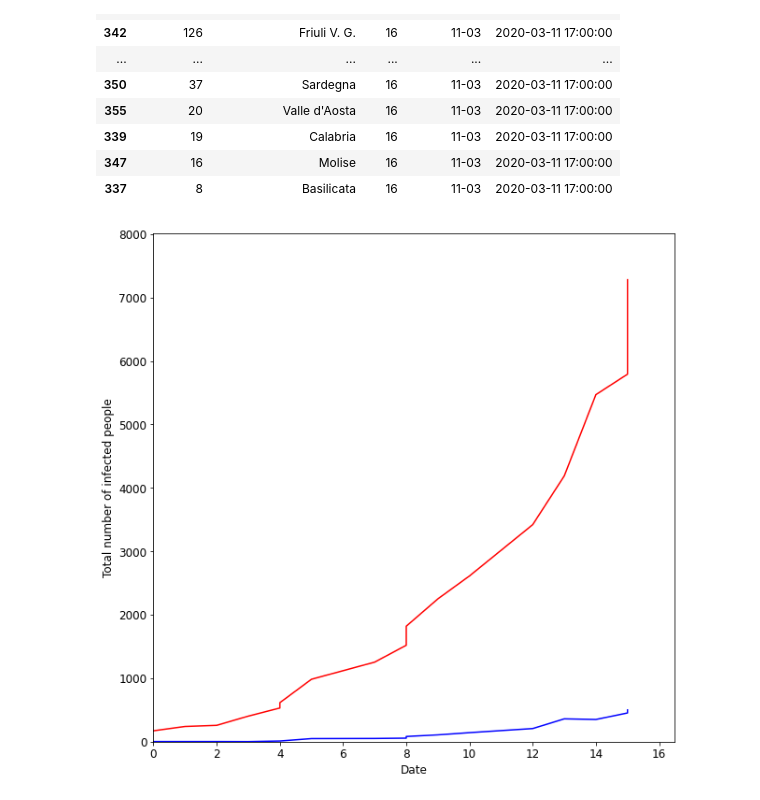
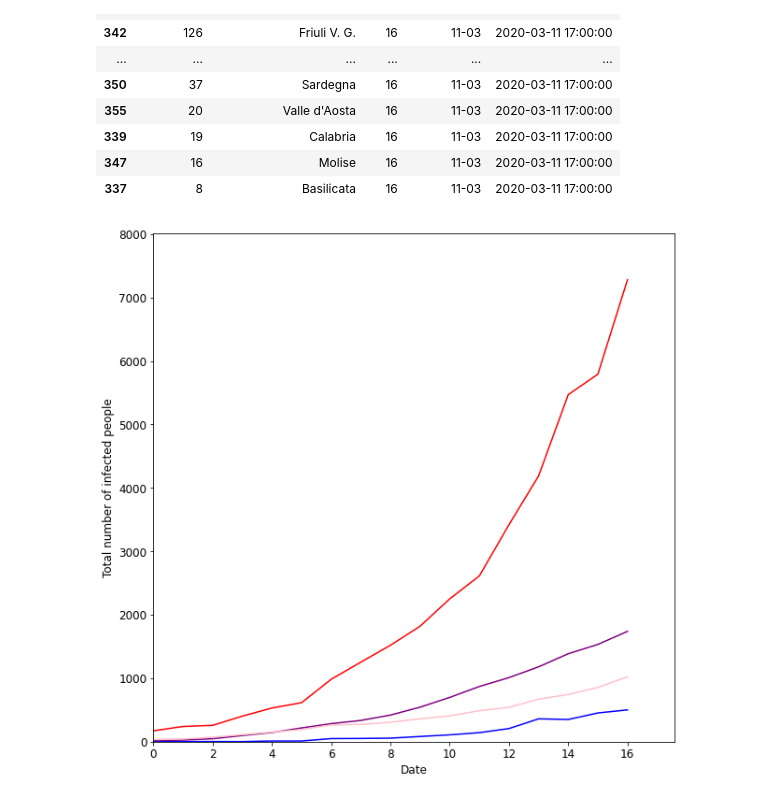
Before and after one commit to obiSerra/covid-19, a Jupyter notebook: Regions.ipynb, the cells around one changed output. Drawn from its saved outputs; the diff is of its cells as text; code cells hidden in the pictures.

Commit message:
other regions plotted

```diff
--- a/Regions.ipynb
+++ b/Regions.ipynb
@@ -82,16 +82,22 @@ max_count_df
 # %%
 piemonte_df = df[df["codice_regione"] == 1]
 lombardia_df = df[df["codice_regione"] == 3]
+emiliar_df = df[df["codice_regione"] == 8]
+veneto_df = df[df["codice_regione"] == 5]
 # %%
 plt.rcParams['figure.figsize'] = [10, 10]
 plt.rc('font', size=12)
 plt.plot(list(piemonte_df['days']),list(piemonte_df['totale_casi']),label="Piemonte",color="blue")
 plt.plot(list(lombardia_df['days']),list(lombardia_df['totale_casi']),label="Lombardia",color="red")
+plt.plot(list(emiliar_df['days']),list(emiliar_df['totale_casi']),label="Emilia Romagna",color="purple")
+plt.plot(list(veneto_df['days']),list(veneto_df['totale_casi']),label="Veneto",color="pink")
+
+
 plt.xlabel("Date")
 plt.ylabel("Total number of infected people")
 plt.ylim((0,max(pd.concat([piemonte_df['totale_casi'], lombardia_df['totale_casi']]))*1.1))
 plt.xlim((0*0.5,max(piemonte_df['days'])*1.1))
 
 plt.show()
 # %% [output]
-[figure, old version]
+[figure, new version]
```
